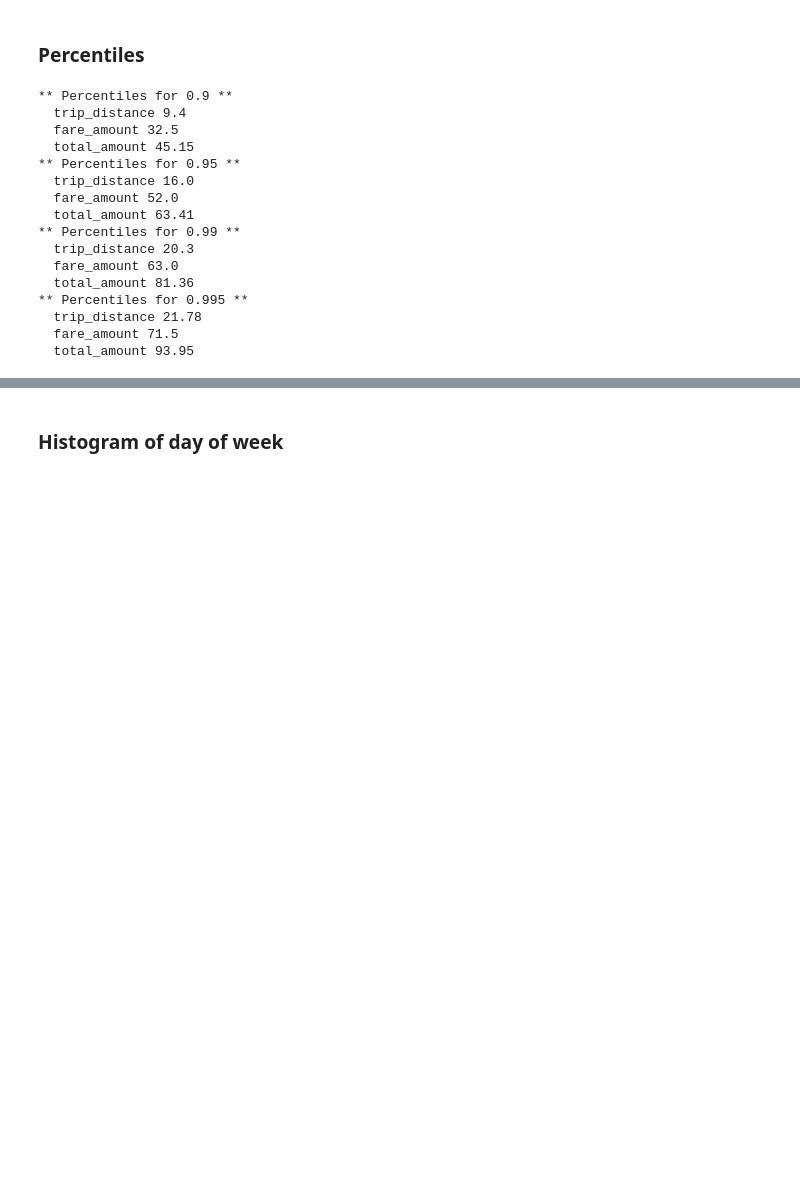
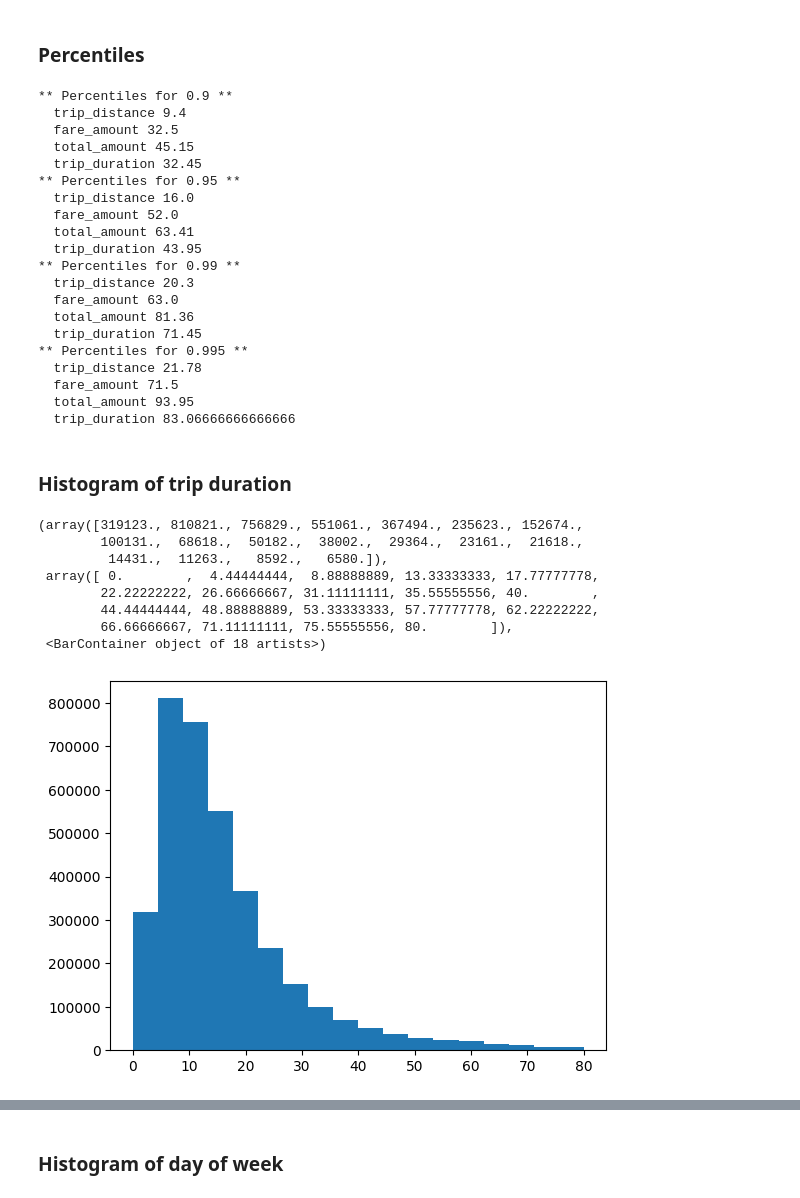
Before and after one commit to xtianhb/nyc_taxi_ml, a Jupyter notebook: eda/eda.ipynb, the cells around one changed output, grey strips where cells are left out. Cells and saved outputs as stored; diff of their text form; code cells hidden in the pictures; blank space fills up the shorter version.

```diff
--- a/eda/eda.ipynb
+++ b/eda/eda.ipynb
@@ -30,7 +28,7 @@ if not os.path.exists("dataset/yellow_tripdata_2022-05.parquet"):
 # %% [markdown]
 ## Read Dataset
 # %%
-dataset = pd.read_parquet("dataset/yellow_tripdata_2022-05.parquet")
+dataset = pd.read_parquet("../dataset/yellow_tripdata_2022-05.parquet")
 # %% [markdown]
 ### List of columns
 # %%
@@ -135,24 +139,44 @@ mta_tax: 13
+# %%
+dataset["trip_duration"] = (dataset["tpep_dropoff_datetime"]-dataset["tpep_pickup_datetime"]).dt.total_seconds()/60
 # %% [markdown]
 ### Percentiles
 # %%
 for p in [0.9, 0.95, 0.99, 0.995]:
     print(f"** Percentiles for {p} **")
-    for col in ["trip_distance", "fare_amount", "total_amount"]:
+    for col in ["trip_distance", "fare_amount", "total_amount", "trip_duration"]:
         print(f"  {col} {dataset[col].quantile(p)}")
 # %% [output]
 ** Percentiles for 0.9 **
   trip_distance 9.4
   fare_amount 32.5
   total_amount 45.15
+  trip_duration 32.45
 ** Percentiles for 0.95 **
   trip_distance 16.0
   fare_amount 52.0
   total_amount 63.41
+  trip_duration 43.95
 ** Percentiles for 0.99 **
   trip_distance 20.3
   fare_amount 63.0
   total_amount 81.36
+  trip_duration 71.45
 ** Percentiles for 0.995 **
   trip_distance 21.78
   fare_amount 71.5
   total_amount 93.95
+  trip_duration 83.06666666666666
+# %% [markdown]
+### Histogram of trip duration
+# %%
+plt.hist(dataset["trip_duration"], bins=18, range=(0,80))
+# %% [output]
+(array([319123., 810821., 756829., 551061., 367494., 235623., 152674.,
+        100131.,  68618.,  50182.,  38002.,  29364.,  23161.,  21618.,
+         14431.,  11263.,   8592.,   6580.]),
+ array([ 0.        ,  4.44444444,  8.88888889, 13.33333333, 17.77777778,
+        22.22222222, 26.66666667, 31.11111111, 35.55555556, 40.        ,
+        44.44444444, 48.88888889, 53.33333333, 57.77777778, 62.22222222,
+        66.66666667, 71.11111111, 75.55555556, 80.        ]),
+ <BarContainer object of 18 artists>)
+[figure, added]
```
Also changed, not shown: parts of 11 cells of this notebook, 2 other files.
